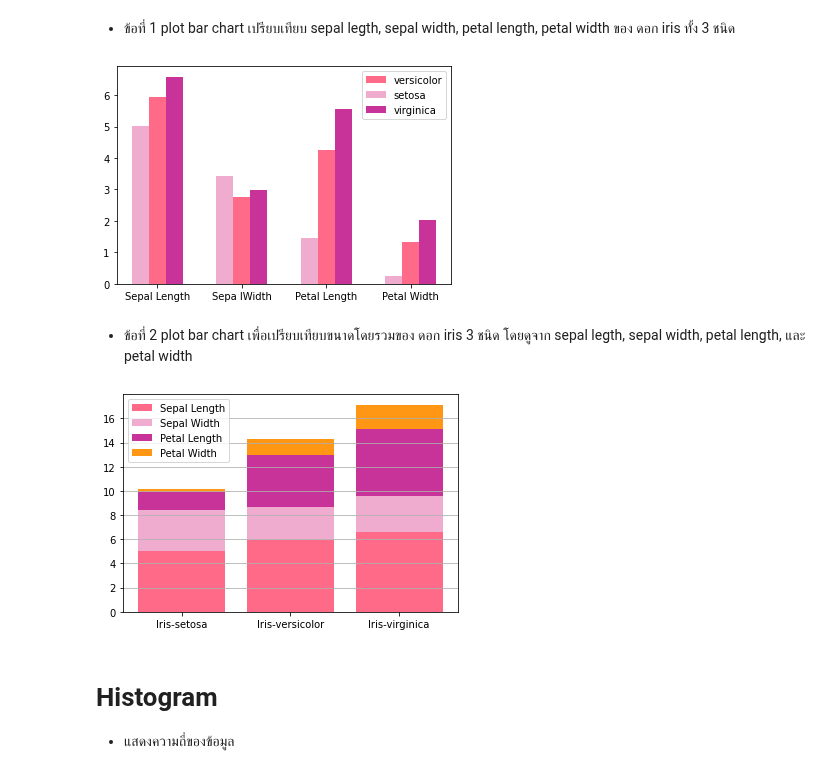
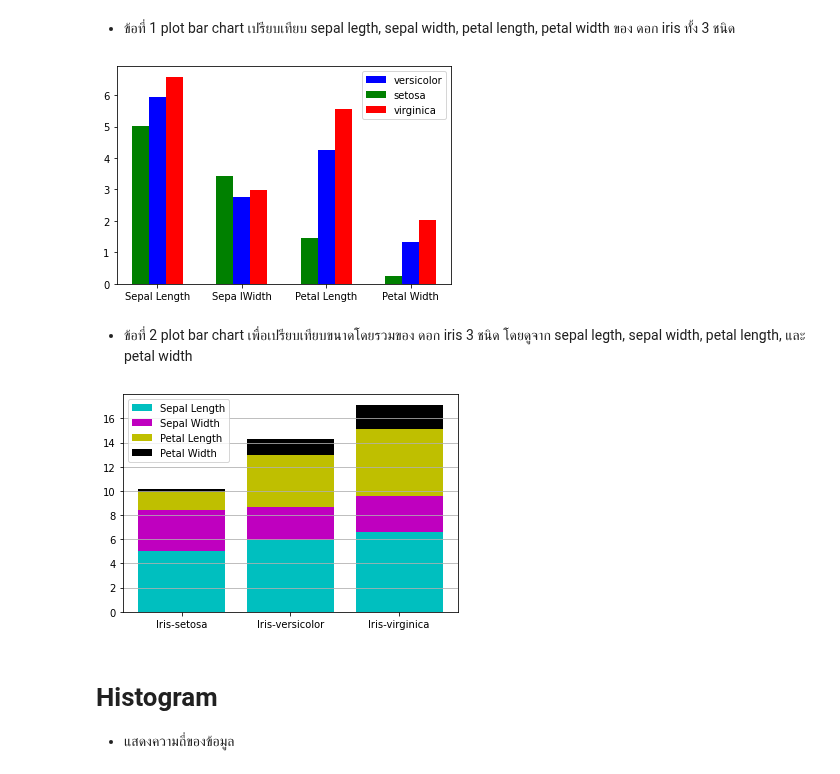
Before and after one commit to kittikhun62/data_viz_2022, a Jupyter notebook: DataViz04_Data_Comparison.ipynb, the cells around one changed output. Saved outputs shown, nothing was run; the diff lists cells and outputs as text; code cells hidden in the pictures.

```diff
--- a/DataViz04_Data_Comparison.ipynb
+++ b/DataViz04_Data_Comparison.ipynb
@@ -297,25 +292,25 @@ plt.legend();
 # %%
 width = 0.2 #กำหนดความกว้างของกราฟ
 
-plt.bar([1,2,3,4],[sample_data['SepalLength'][1],sample_data['SepalWidth'][1],sample_data['PetalLength'][1],sample_data['PetalWidth'][1]],width,color='#FF6A89',label='versicolor') #ดอกที่ 2 versicolor
-plt.bar([1-width,2-width,3-width,4-width],[sample_data['SepalLength'][0],sample_data['SepalWidth'][0],sample_data['PetalLength'][0],sample_data['PetalWidth'][0]],width,color='#EFACCF',label='setosa') #ดอกที่ 1 setosa ขยับซ้าย
-plt.bar([1+width,2+width,3+width,4+width],[sample_data['SepalLength'][2],sample_data['SepalWidth'][2],sample_data['PetalLength'][2],sample_data['PetalWidth'][2]],width,color='#C73399',label='virginica') # ดอกที่ 3 virginica ขยับขวา
+plt.bar([1,2,3,4],[sample_data['SepalLength'][1],sample_data['SepalWidth'][1],sample_data['PetalLength'][1],sample_data['PetalWidth'][1]],width,color='b',label='versicolor') #ดอกที่ 2 versicolor
+plt.bar([1-width,2-width,3-width,4-width],[sample_data['SepalLength'][0],sample_data['SepalWidth'][0],sample_data['PetalLength'][0],sample_data['PetalWidth'][0]],width,color='g',label='setosa') #ดอกที่ 1 setosa ขยับซ้าย
+plt.bar([1+width,2+width,3+width,4+width],[sample_data['SepalLength'][2],sample_data['SepalWidth'][2],sample_data['PetalLength'][2],sample_data['PetalWidth'][2]],width,color='r',label='virginica') # ดอกที่ 3 virginica ขยับขวา
 plt.xticks([1,2,3,4],['Sepal Length','Sepa lWidth','Petal Length','Petal Width']); #ชื่อแกน x
 plt.legend();
 # %% [output]
-[figure, old version]
+[figure, new version]
 # %% [markdown]
 - ข้อที่ 2 plot bar chart เพื่อเปรียบเทียบขนาดโดยรวมของ ดอก iris 3 ชนิด โดยดูจาก sepal legth, sepal width, petal length, และ petal width
 # %%
-plt.bar([1,2,3],sample_data['SepalLength'],color='#FF6A89',label='Sepal Length')
-plt.bar([1,2,3],sample_data['SepalWidth'],bottom=sample_data['SepalLength'],color='#EFACCF',label='Sepal Width')
-plt.bar([1,2,3],sample_data['PetalLength'],bottom=sample_data['SepalLength']+sample_data['SepalWidth'],color='#C73399',label='Petal Length')
-plt.bar([1,2,3],sample_data['PetalWidth'],bottom=sample_data['SepalLength']+sample_data['SepalWidth']+sample_data['PetalLength'],color='#FF9614',label='Petal Width')
+plt.bar([1,2,3],sample_data['SepalLength'],color='c',label='Sepal Length')
+plt.bar([1,2,3],sample_data['SepalWidth'],bottom=sample_data['SepalLength'],color='m',label='Sepal Width')
+plt.bar([1,2,3],sample_data['PetalLength'],bottom=sample_data['SepalLength']+sample_data['SepalWidth'],color='y',label='Petal Length')
+plt.bar([1,2,3],sample_data['PetalWidth'],bottom=sample_data['SepalLength']+sample_data['SepalWidth']+sample_data['PetalLength'],color='k',label='Petal Width')
 plt.xticks([1,2,3],sample_data.reset_index()['Name']) #ชื่อแกน x
 plt.grid(True,axis='y')
 plt.legend();
 # %% [output]
-[figure, old version]
+[figure, new version]
 # %% [markdown]
 # Histogram
 
```
Also changed, not shown: parts of 2 cells of this notebook.
